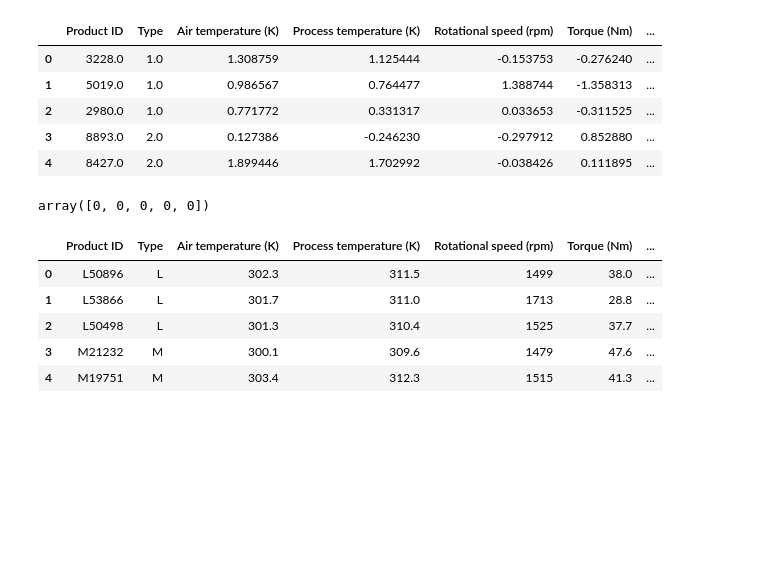
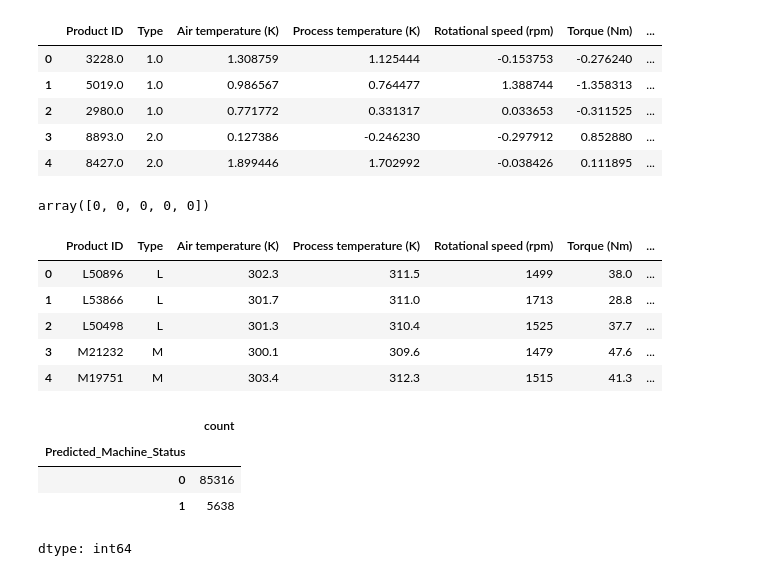
Before and after one commit to ganesh-207/Machine_learning, a Jupyter notebook: Machine_Failure_Predition.ipynb, the cells around one changed output. Cells and saved outputs as stored; diff of their text form; code cells hidden in the pictures; blank space fills up the shorter version.

Commit message:
Final Machine Failure Prediction status

```diff
--- a/Machine_Failure_Predition.ipynb
+++ b/Machine_Failure_Predition.ipynb
@@ -554,0 +559,11 @@ RandomForestClassifier()
+# %%
+# Final model building
+rf_balanced = RandomForestClassifier(
+    n_estimators=100,
+    max_depth=12,
+    min_samples_leaf=2,
+    min_samples_split=4,
+    class_weight='balanced',
+)
+
+rf_balanced.fit(xtrain_res, ytrain_res)
@@ -554,0 +573,15 @@ RandomForestClassifier()
+# %%
+# Defining parameter grid for tuning RandomForest
+params = {
+    'max_depth': [6, 8, 10, 12, 15, 20],
+    'min_samples_split': [2, 4, 6, 8, 10]
+}
+
+# Base RandomForest model
+base_model = RandomForestClassifier()
+
+# RandomizedSearchCV for hyperparameter tuning
+rscv = RandomizedSearchCV(estimator=base_model,param_distributions=params,cv=3,scoring='f1_macro')
+
+# Fit tuning on imbalanced train data
+rscv.fit(xtrain_res, ytrain_res)
@@ -555,3 +598,6 @@ RandomForestClassifier()
+# %%
+# Final RandomForest model with best parameters
+best_rfc = rscv.best_estimator_
 # %%
 df.head()
 # %% [output]
@@ -659,7 +705,7 @@ df2_pre.head()
 | 3 | 8893.0 | 2.0 | 0.127386 | -0.246230 | -0.297912 | 0.852880 | ... |
 | 4 | 8427.0 | 2.0 | 1.899446 | 1.702992 | -0.038426 | 0.111895 | ... |
 # %%
-machine_failure_prediction = final_model.predict(df2_pre)
+machine_failure_prediction = best_rfc.predict(df2_pre)
 machine_failure_prediction[:5]
 # %% [output]
 array([0, 0, 0, 0, 0])
@@ -675,3 +721,11 @@ df2.head()
 | 4 | M19751 | M | 303.4 | 312.3 | 1515 | 41.3 | ... |
 # %%
 df2.to_csv('Machine_Failure_Prediction.csv',index=False)
+# %%
+df2["Predicted_Machine_Status"].value_counts()
+# %% [output]
+|  | count |
+| Predicted_Machine_Status |  |
+| 0 | 85316 |
+| 1 | 5638 |
+dtype: int64
```
Also changed, not shown: parts of 10 cells of this notebook.
